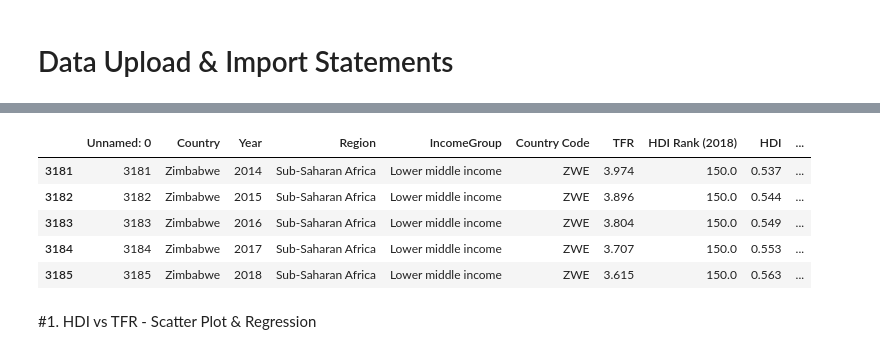
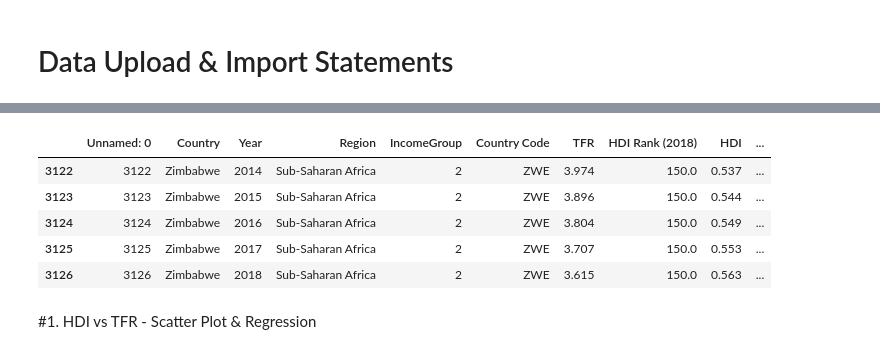
Before and after one commit to ChangHuaHua/QM2-Group-12, a Jupyter notebook: Multivariable_Linear_Regression_Analysis.ipynb, the cells around one changed output, grey strips where cells are left out. Drawn from its saved outputs; the diff is of its cells as text; code cells hidden in the pictures.

```diff
--- a/Multivariable_Linear_Regression_Analysis.ipynb
+++ b/Multivariable_Linear_Regression_Analysis.ipynb
@@ -16,14 +16,14 @@ Saving 2a. Africa_FULL_MERGE.csv to 2a. Africa_FULL_MERGE.csv
 # %%
-datapath = '/content/2a. Africa_FULL_MERGE.csv'
+datapath = '/content/2a. Africa_FULL_MERGEmvr.csv'
 df = pd.read_csv(datapath, encoding = 'latin1')
 df.tail()
 # %% [output]
 |  | Unnamed: 0 | Country | Year | Region | IncomeGroup | Country Code | TFR | HDI Rank (2018) | HDI | ... |
-| 3181 | 3181 | Zimbabwe | 2014 | Sub-Saharan Africa | Lower middle income | ZWE | 3.974 | 150.0 | 0.537 | ... |
-| 3182 | 3182 | Zimbabwe | 2015 | Sub-Saharan Africa | Lower middle income | ZWE | 3.896 | 150.0 | 0.544 | ... |
-| 3183 | 3183 | Zimbabwe | 2016 | Sub-Saharan Africa | Lower middle income | ZWE | 3.804 | 150.0 | 0.549 | ... |
-| 3184 | 3184 | Zimbabwe | 2017 | Sub-Saharan Africa | Lower middle income | ZWE | 3.707 | 150.0 | 0.553 | ... |
-| 3185 | 3185 | Zimbabwe | 2018 | Sub-Saharan Africa | Lower middle income | ZWE | 3.615 | 150.0 | 0.563 | ... |
+| 3122 | 3122 | Zimbabwe | 2014 | Sub-Saharan Africa | 2 | ZWE | 3.974 | 150.0 | 0.537 | ... |
+| 3123 | 3123 | Zimbabwe | 2015 | Sub-Saharan Africa | 2 | ZWE | 3.896 | 150.0 | 0.544 | ... |
+| 3124 | 3124 | Zimbabwe | 2016 | Sub-Saharan Africa | 2 | ZWE | 3.804 | 150.0 | 0.549 | ... |
+| 3125 | 3125 | Zimbabwe | 2017 | Sub-Saharan Africa | 2 | ZWE | 3.707 | 150.0 | 0.553 | ... |
+| 3126 | 3126 | Zimbabwe | 2018 | Sub-Saharan Africa | 2 | ZWE | 3.615 | 150.0 | 0.563 | ... |
 # %% [markdown]
 #1. HDI vs TFR - Scatter Plot & Regression
 # %%
```
Also changed, not shown: parts of 36 cells of this notebook.
